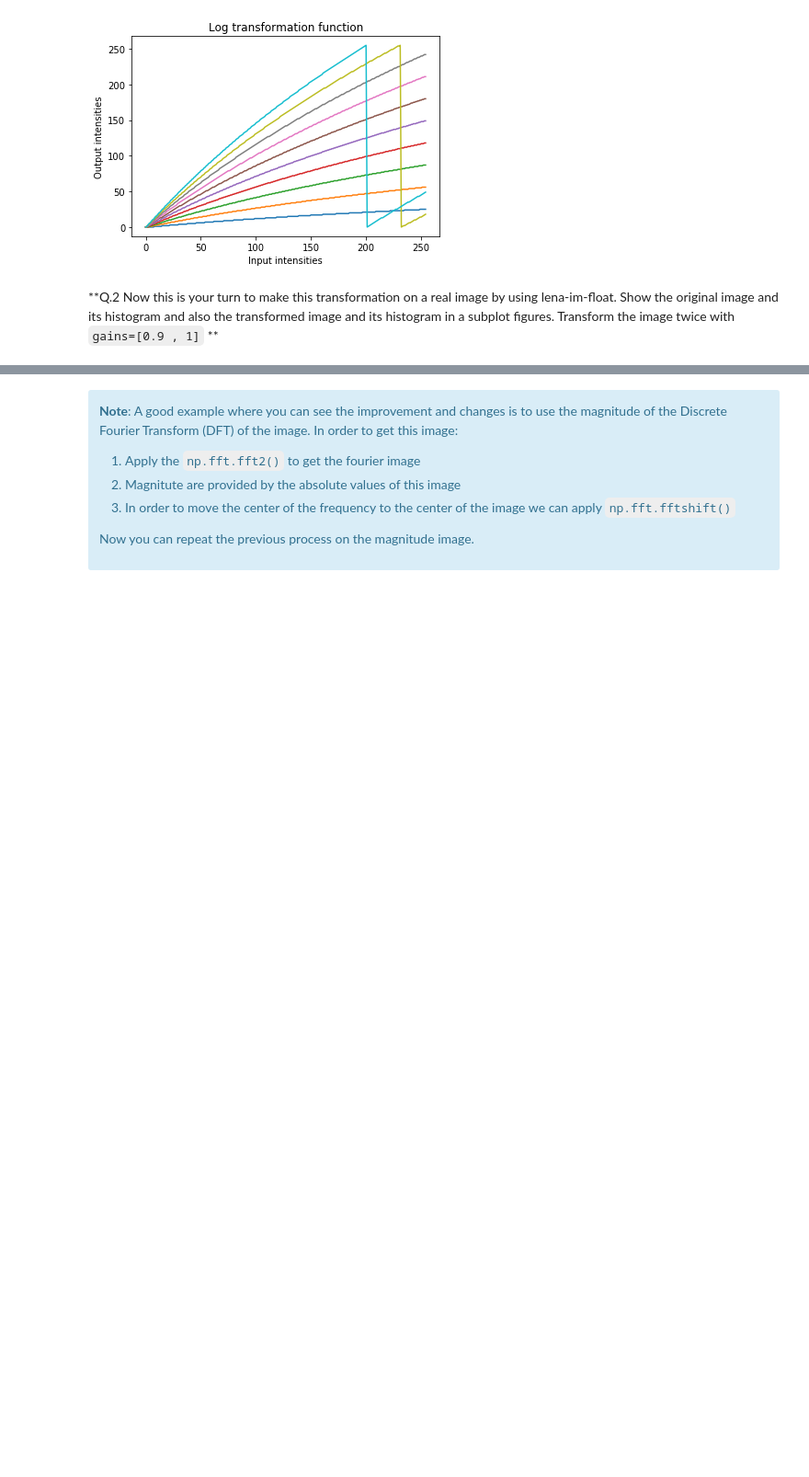
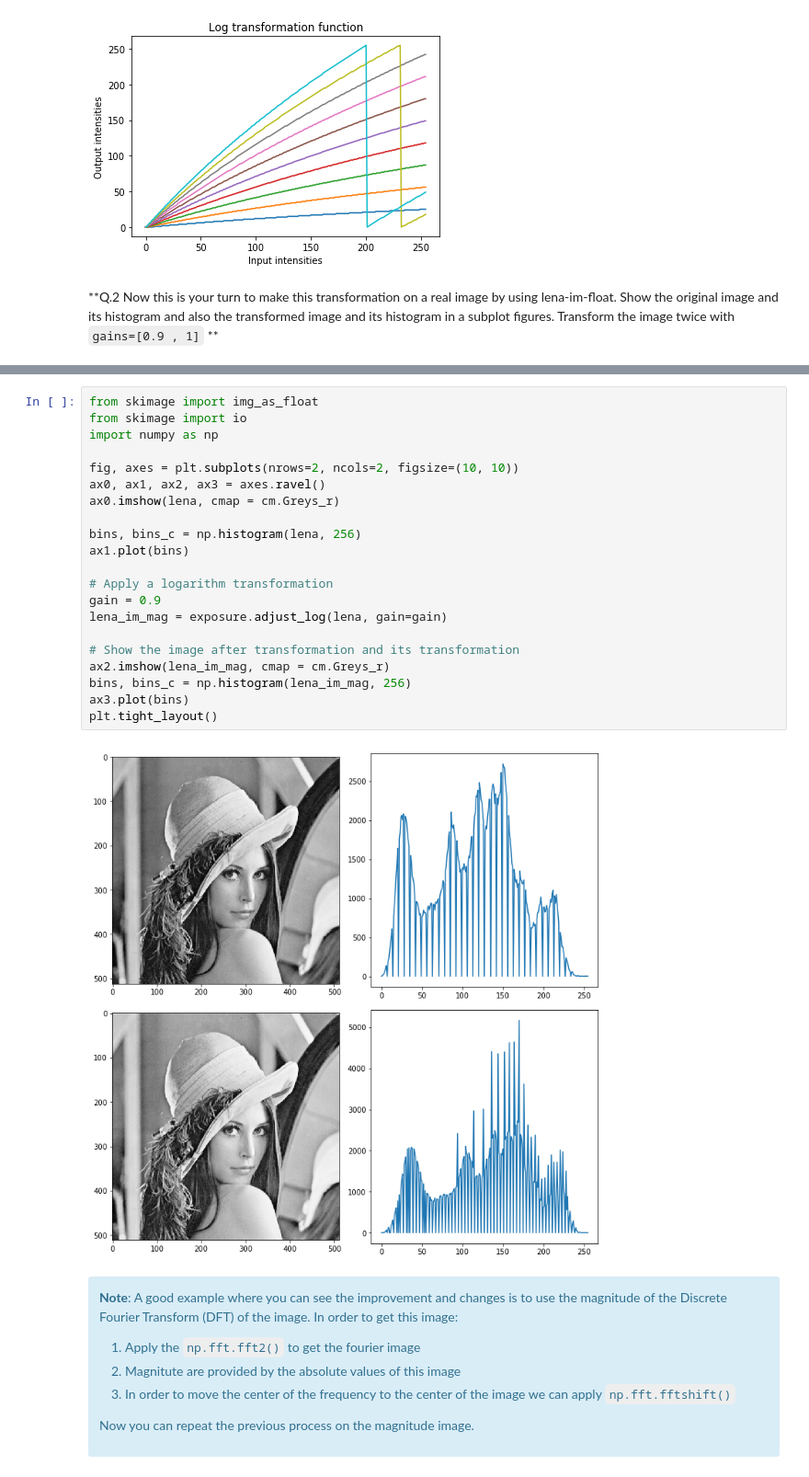
Before and after one commit to KevinDes/B31XB-IIP-TP-1718, a Jupyter notebook: 2-image-enhancement/2-enhancement.ipynb, the cells around one changed output, grey strips where cells are left out. Shown at 92% size. Cells and saved outputs as stored; diff of their text form; blank space fills up the shorter version.

```diff
--- a/2-image-enhancement/2-enhancement.ipynb
+++ b/2-image-enhancement/2-enhancement.ipynb
@@ -74,3 +80,26 @@ ValueError: Illegal argument(s) to subplot: (1, 2)
+# %%
+from skimage import img_as_float
+from skimage import io
+import numpy as np
+
+fig, axes = plt.subplots(nrows=2, ncols=2, figsize=(10, 10))
+ax0, ax1, ax2, ax3 = axes.ravel()
+ax0.imshow(lena, cmap = cm.Greys_r)
+
+bins, bins_c = np.histogram(lena, 256)
+ax1.plot(bins)
+
+# Apply a logarithm transformation
+gain = 0.9
+lena_im_mag = exposure.adjust_log(lena, gain=gain)
+
+# Show the image after transformation and its transformation
+ax2.imshow(lena_im_mag, cmap = cm.Greys_r)
+bins, bins_c = np.histogram(lena_im_mag, 256)
+ax3.plot(bins)
+plt.tight_layout()
+# %% [output]
+[figure, added]
 # %% [markdown]
 <div class="alert alert-info">
 
```
Also changed, not shown: parts of 4 cells of this notebook.
